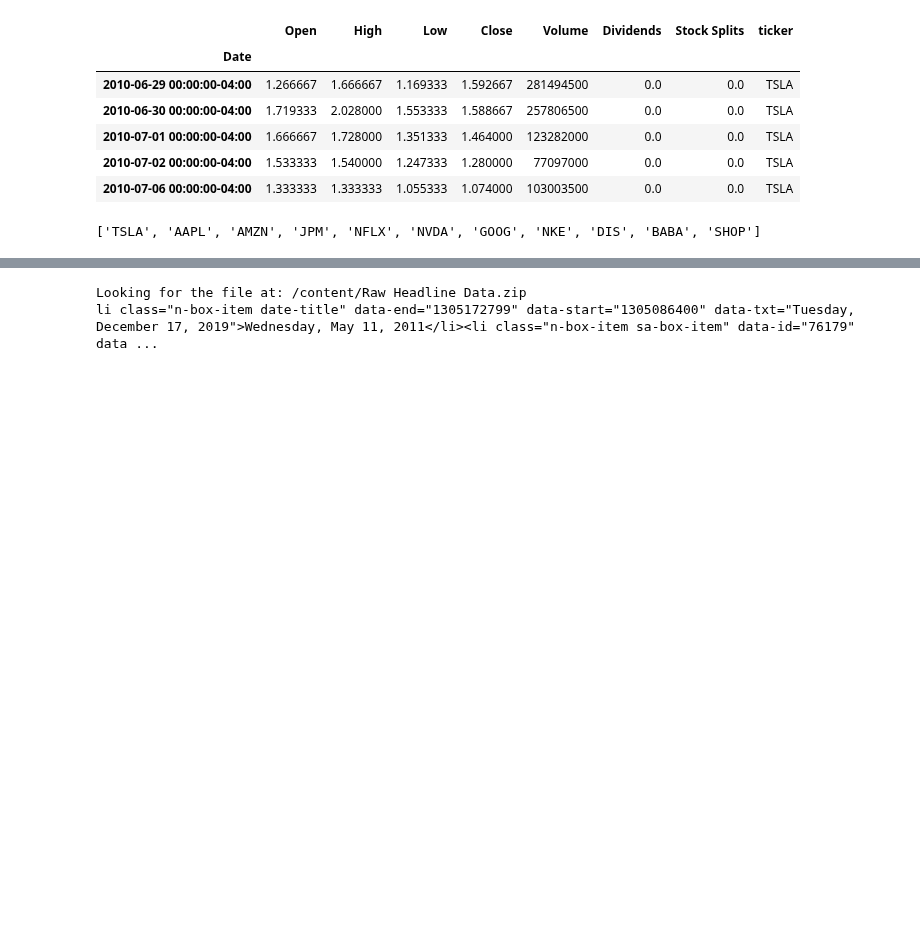
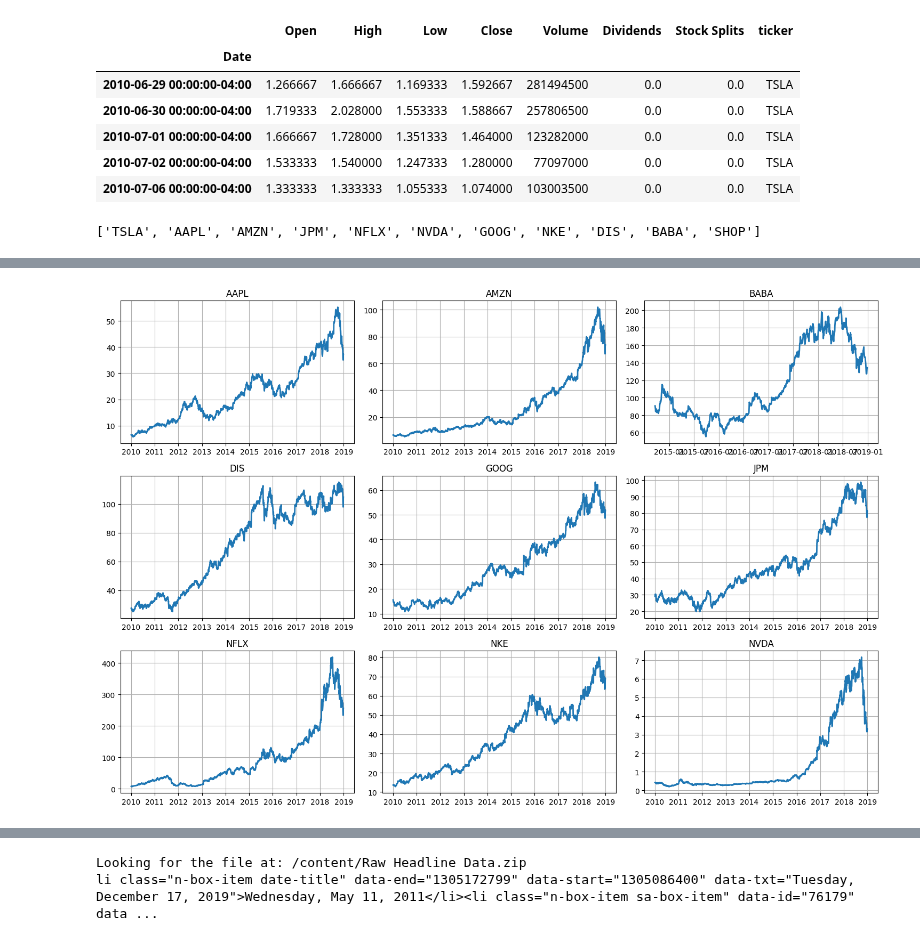
Before and after one commit to GaetanAm/Sentiment-Analysis-and-Impact-on-Financial-Markets, a Jupyter notebook: notebooks/Stage_2.ipynb, the cells around one changed output, grey strips where cells are left out. Saved outputs shown, nothing was run; the diff lists cells and outputs as text; code cells hidden in the pictures; blank space fills up the shorter version.

```diff
--- a/notebooks/Stage_2.ipynb
+++ b/notebooks/Stage_2.ipynb
@@ -67,3 +138,19 @@ print(tickers)
+# %%
+# Regrouper par 'ticker' et tracer les séries
+fig, axes = plt.subplots(nrows=3, ncols=3, figsize=(15, 10))
+axes = axes.flatten()
+
+for idx, (ticker, group) in enumerate(df.groupby('ticker')):
+    if idx >= len(axes):
+        break
+    axes[idx].plot(group['Close'], linewidth=2, label=ticker)
+    axes[idx].set_title(ticker)
+    axes[idx].grid(True)
+
+plt.tight_layout()
+plt.show()
+# %% [output]
+[figure, added]
 # %%
 fig = px.line(df_ticker_return,y='Close',facet_col='ticker',
               facet_col_wrap=3,height=900,template='plotly_white')
```
Also changed, not shown: parts of 4 cells of this notebook.
